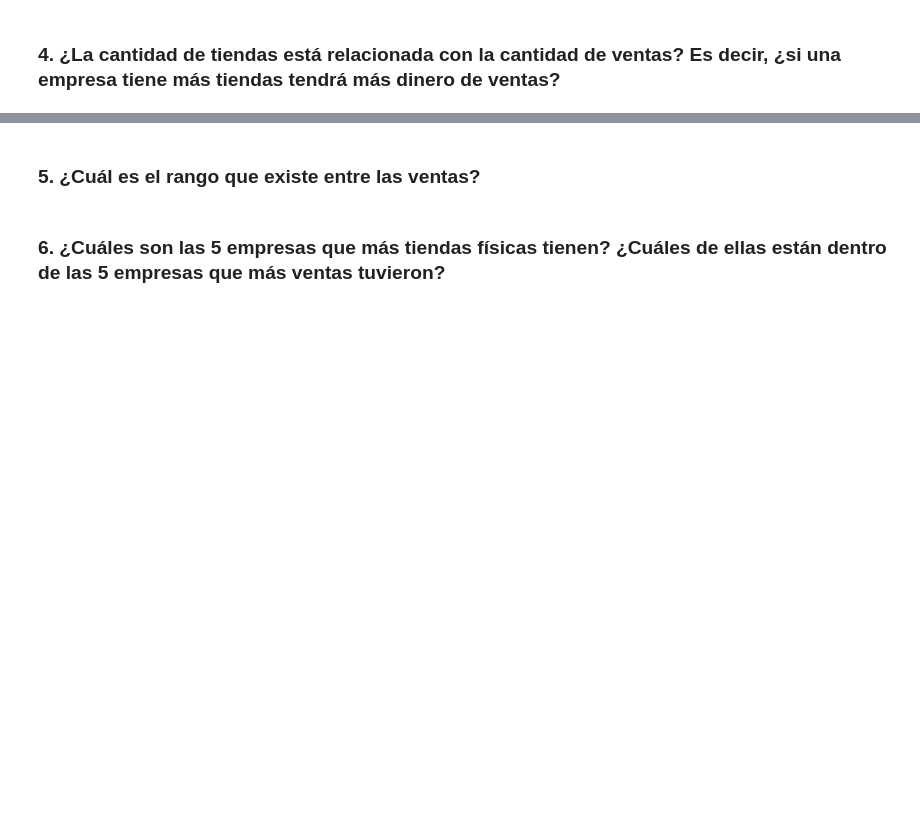
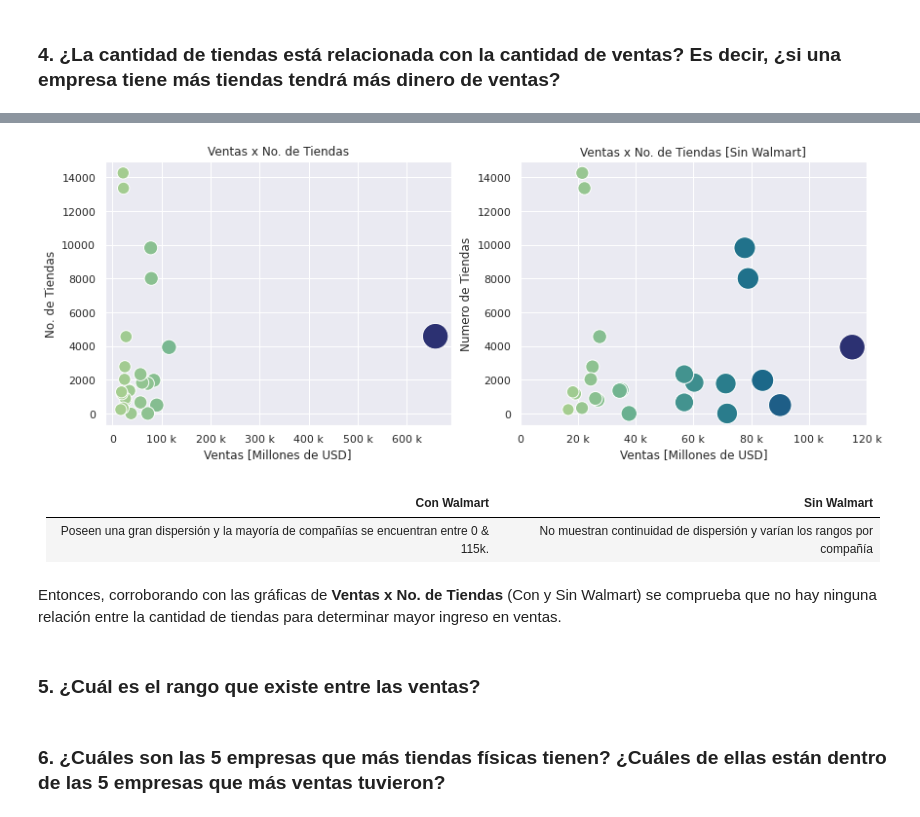
Before and after one commit to iofabela/datacademy_project-Largest_retailers, a Jupyter notebook: datacademy_project_retails.ipynb, the cells around one changed output, grey strips where cells are left out. Cells and saved outputs as stored; diff of their text form; code cells hidden in the pictures; blank space fills up the shorter version.

```diff
--- a/datacademy_project_retails.ipynb
+++ b/datacademy_project_retails.ipynb
@@ -134,3 +185,29 @@ Observando la gráfica de **Histograma de Ventas** se muestra que la mayoría de
+# %%
+# Graph
+figure,axes=plt.subplots(1,2, figsize=(14,5))
+sns.set()
+sns.scatterplot(data=df,x='Sales',y='Stores',ax=axes[0],hue='Sales',size='Sales',
+                sizes=(150,700),palette='crest',legend=False)
+axes[0].xaxis.set_major_formatter(ticker.EngFormatter())
+axes[0].set_title("Ventas x No. de Tiendas")
+axes[0].set_xlabel("Ventas [Millones de USD]");axes[0].set_ylabel("No. de Tiendas")
+
+sns.scatterplot(data=df_without_walmart,x='Sales',y='Stores',ax=axes[1],hue="Sales", size="Sales",
+                sizes=(150, 700),palette='crest',legend=False)
+axes[1].set_title("Ventas x No. de Tiendas [Sin Walmart]")
+axes[1].xaxis.set_major_formatter(ticker.EngFormatter())
+axes[1].set_xlabel("Ventas [Millones de USD]"); axes[1].set_ylabel("Numero de Tiendas")
+axes[1].set_xlim([0,120000])
+
+figure.show()
+# %% [output]
+[figure, added]
+# %% [markdown]
+| **Con Walmart**                                                                     | **Sin Walmart**
+|-------------------------------------------------------------------------------------|------------------------------------------------------------------------
+| Poseen una gran dispersión y la mayoría de compañías se encuentran entre 0 & 115k.   | No muestran continuidad de dispersión y varían los rangos por compañía |
+# %% [markdown]
+Entonces, corroborando con las gráficas de **Ventas x No. de Tiendas** (Con y Sin Walmart) se comprueba que no hay ninguna relación entre la cantidad de tiendas para determinar mayor ingreso en ventas.
 # %% [markdown]
 ### 5. ¿Cuál es el rango que existe entre las ventas?
 # %% [markdown]
```
Also changed, not shown: parts of 10 cells of this notebook, 1 other file.
